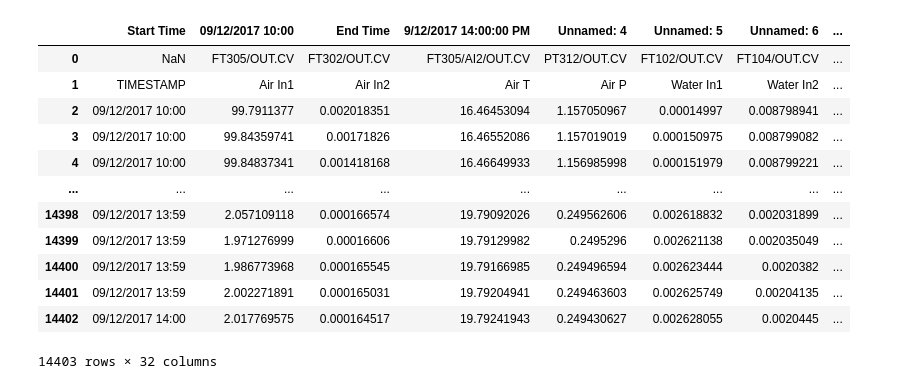
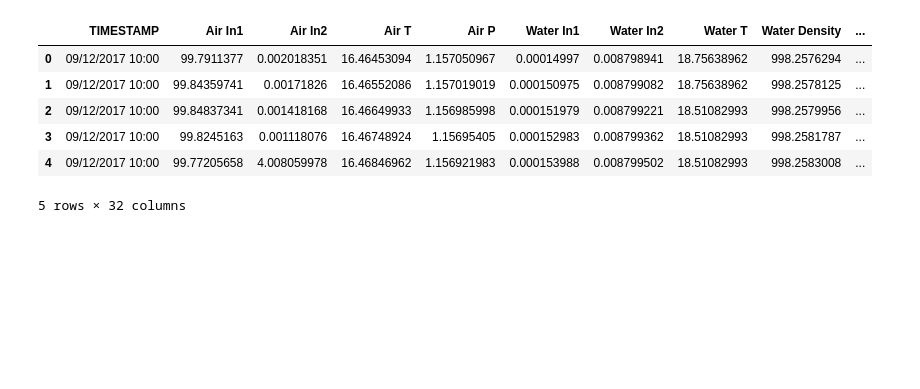
Before and after one commit to jenaalsup/secom, a Jupyter notebook: set5/set5.ipynb, the cells around one changed output. Saved outputs shown, nothing was run; the diff lists cells and outputs as text; code cells hidden in the pictures; blank space fills up the shorter version.

```diff
--- a/set5/set5.ipynb
+++ b/set5/set5.ipynb
@@ -3,18 +14,20 @@
 # %%
 # load data
 import pandas as pd
-pd.read_csv("PRONTOBenchmarkTest9.csv")
+df_raw = pd.read_csv("PRONTOBenchmarkTest9.csv")
+
+# clean data
+df_raw.head()
+colnames = df_raw.iloc[1].tolist()
+df = df_raw.iloc[2:].copy()
+df.columns = colnames
+df = df.reset_index(drop=True)
+df.head()
 # %% [output]
-|  | Start Time | 09/12/2017 10:00 | End Time | 9/12/2017 14:00:00 PM | Unnamed: 4 | Unnamed: 5 | Unnamed: 6 | ... |
-| 0 | NaN | FT305/OUT.CV | FT302/OUT.CV | FT305/AI2/OUT.CV | PT312/OUT.CV | FT102/OUT.CV | FT104/OUT.CV | ... |
-| 1 | TIMESTAMP | Air In1 | Air In2 | Air T | Air P | Water In1 | Water In2 | ... |
-| 2 | 09/12/2017 10:00 | 99.7911377 | 0.002018351 | 16.46453094 | 1.157050967 | 0.00014997 | 0.008798941 | ... |
-| 3 | 09/12/2017 10:00 | 99.84359741 | 0.00171826 | 16.46552086 | 1.157019019 | 0.000150975 | 0.008799082 | ... |
-| 4 | 09/12/2017 10:00 | 99.84837341 | 0.001418168 | 16.46649933 | 1.156985998 | 0.000151979 | 0.008799221 | ... |
-| ... | ... | ... | ... | ... | ... | ... | ... | ... |
-| 14398 | 09/12/2017 13:59 | 2.057109118 | 0.000166574 | 19.79092026 | 0.249562606 | 0.002618832 | 0.002031899 | ... |
-| 14399 | 09/12/2017 13:59 | 1.971276999 | 0.00016606 | 19.79129982 | 0.2495296 | 0.002621138 | 0.002035049 | ... |
-| 14400 | 09/12/2017 13:59 | 1.986773968 | 0.000165545 | 19.79166985 | 0.249496594 | 0.002623444 | 0.0020382 | ... |
-| 14401 | 09/12/2017 13:59 | 2.002271891 | 0.000165031 | 19.79204941 | 0.249463603 | 0.002625749 | 0.00204135 | ... |
-| 14402 | 09/12/2017 14:00 | 2.017769575 | 0.000164517 | 19.79241943 | 0.249430627 | 0.002628055 | 0.0020445 | ... |
+|  | TIMESTAMP | Air In1 | Air In2 | Air T | Air P | Water In1 | Water In2 | Water T | Water Density | ... |
+| 0 | 09/12/2017 10:00 | 99.7911377 | 0.002018351 | 16.46453094 | 1.157050967 | 0.00014997 | 0.008798941 | 18.75638962 | 998.2576294 | ... |
+| 1 | 09/12/2017 10:00 | 99.84359741 | 0.00171826 | 16.46552086 | 1.157019019 | 0.000150975 | 0.008799082 | 18.75638962 | 998.2578125 | ... |
+| 2 | 09/12/2017 10:00 | 99.84837341 | 0.001418168 | 16.46649933 | 1.156985998 | 0.000151979 | 0.008799221 | 18.51082993 | 998.2579956 | ... |
+| 3 | 09/12/2017 10:00 | 99.8245163 | 0.001118076 | 16.46748924 | 1.15695405 | 0.000152983 | 0.008799362 | 18.51082993 | 998.2581787 | ... |
+| 4 | 09/12/2017 10:00 | 99.77205658 | 4.008059978 | 16.46846962 | 1.156921983 | 0.000153988 | 0.008799502 | 18.51082993 | 998.2583008 | ... |
-14403 rows × 32 columns
+5 rows × 32 columns
```
Also changed, not shown: parts of 7 cells of this notebook.
